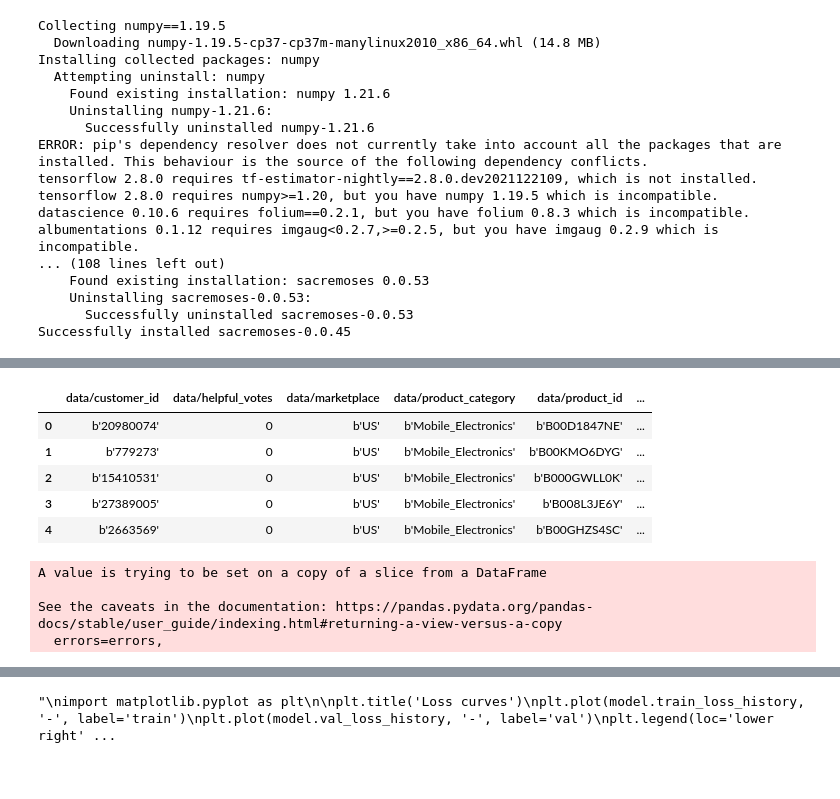
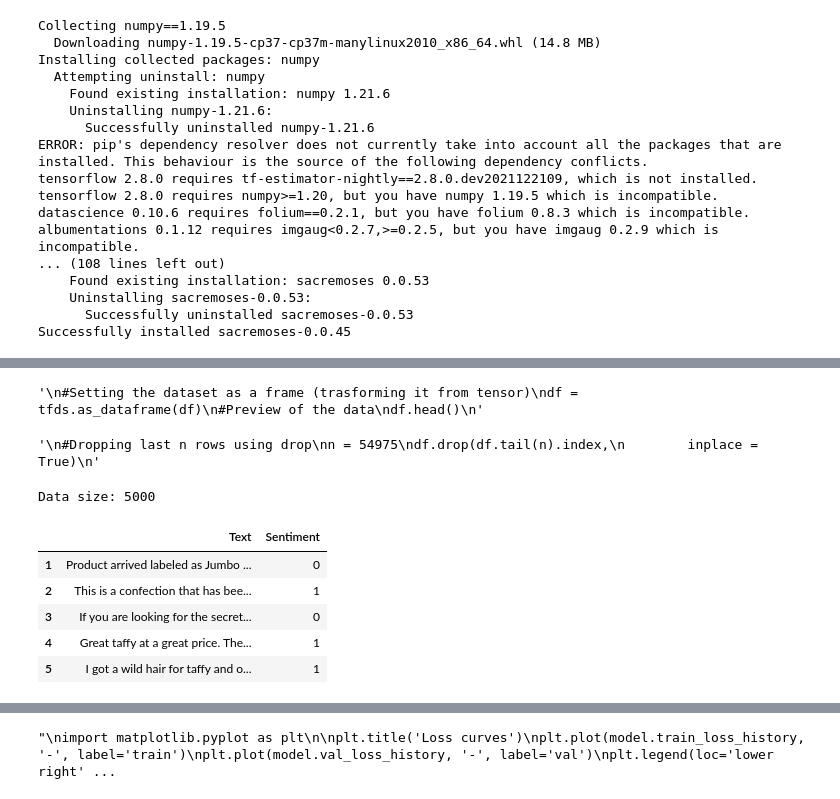
Before and after one commit to eshmaneva/DS-Practical, a Jupyter notebook: Classification.ipynb, the cells around one changed output, grey strips where cells are left out. Saved outputs shown, nothing was run; the diff lists cells and outputs as text; code cells hidden in the pictures.

Commit message:
Last run based on dataset used in t5

```diff
--- a/Classification.ipynb
+++ b/Classification.ipynb
@@ -85,14 +90,11 @@ Dataset amazon_us_reviews downloaded and prepared to /root/tensorflow_datasets/a
 # %%
+'''
 #Setting the dataset as a frame (trasforming it from tensor)
-df = tfds.as_dataframe(ds)
+df = tfds.as_dataframe(df)
 #Preview of the data
 df.head()
+'''
 # %% [output]
-|  | data/customer_id | data/helpful_votes | data/marketplace | data/product_category | data/product_id | ... |
-| 0 | b'20980074' | 0 | b'US' | b'Mobile_Electronics' | b'B00D1847NE' | ... |
-| 1 | b'779273' | 0 | b'US' | b'Mobile_Electronics' | b'B00KMO6DYG' | ... |
-| 2 | b'15410531' | 0 | b'US' | b'Mobile_Electronics' | b'B000GWLL0K' | ... |
-| 3 | b'27389005' | 0 | b'US' | b'Mobile_Electronics' | b'B008L3JE6Y' | ... |
-| 4 | b'2663569' | 0 | b'US' | b'Mobile_Electronics' | b'B00GHZS4SC' | ... |
+'\n#Setting the dataset as a frame (trasforming it from tensor)\ndf = tfds.as_dataframe(df)\n#Preview of the data\ndf.head()\n'
 # %%
 #Classifying the data into two classes: positive and negative based on their star rating
@@ -105,13 +107,28 @@ df = df[["short_review", "Sentiment"]]
 # %%
+'''
 #Dropping last n rows using drop
 n = 54975
 df.drop(df.tail(n).index,
         inplace = True)
+'''
 # %% [output]
-A value is trying to be set on a copy of a slice from a DataFrame
-
-See the caveats in the documentation: https://pandas.pydata.org/pandas-docs/stable/user_guide/indexing.html#returning-a-view-versus-a-copy
-  errors=errors,
+'\n#Dropping last n rows using drop\nn = 54975\ndf.drop(df.tail(n).index,\n        inplace = True)\n'
+# %%
+df=df.loc[1:5000]
+
+df.dropna()
+print("Data size:",len(df))
+# %% [output]
+Data size: 5000
+# %%
+df.head()
+# %% [output]
+|  | Text | Sentiment |
+| 1 | Product arrived labeled as Jumbo ... | 0 |
+| 2 | This is a confection that has bee... | 1 |
+| 3 | If you are looking for the secret... | 0 |
+| 4 | Great taffy at a great price. The... | 1 |
+| 5 | I got a wild hair for taffy and o... | 1 |
 # %%
 #To check how big is the dataset / num of rows
 #index = df.index
```
Also changed, not shown: parts of 14 cells of this notebook.
